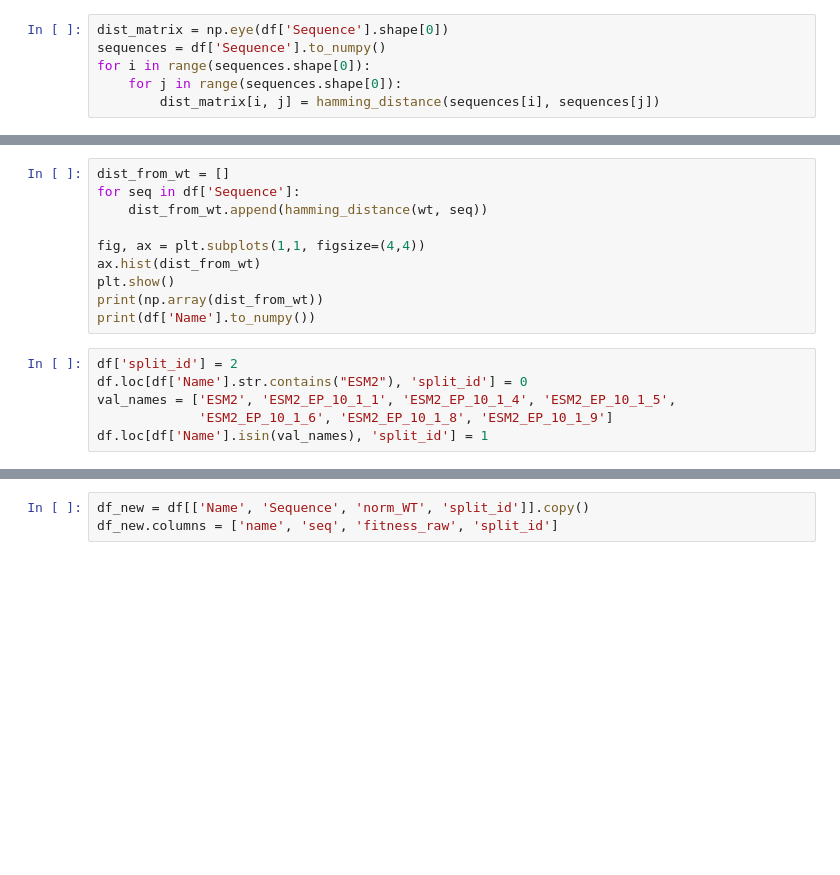
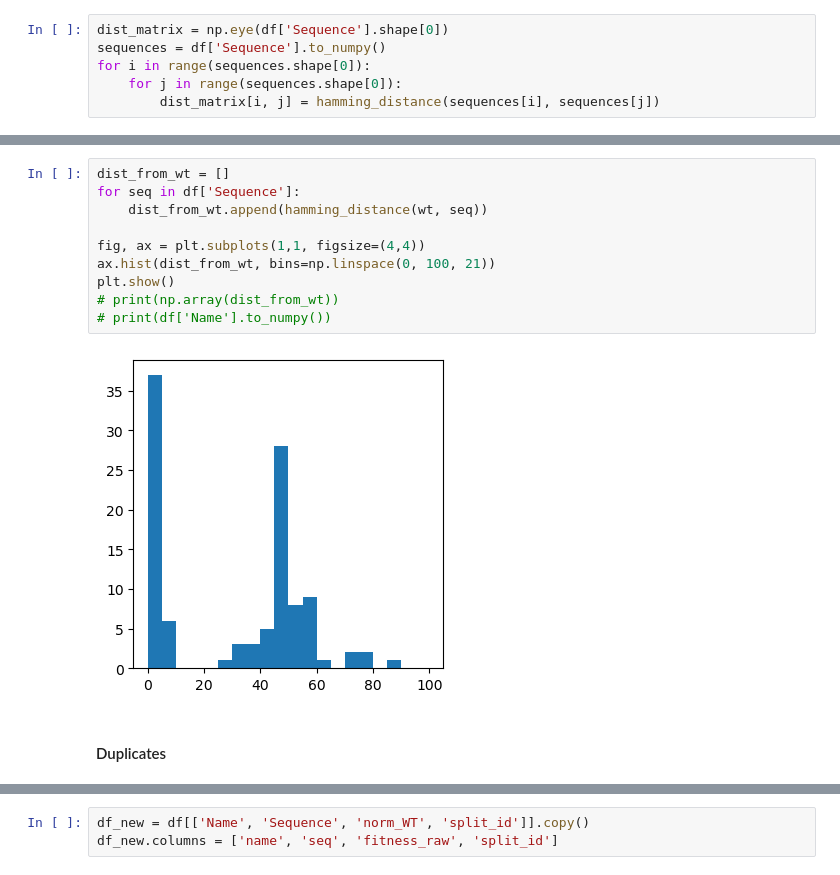
Before and after one commit to kevingeo11/DomainPrediction, a Jupyter notebook: src/AL_Testing/Tdomain/prepare_dataset.ipynb, the cells around one changed output, grey strips where cells are left out. Cells and saved outputs as stored; diff of their text form; blank space fills up the shorter version.

```diff
--- a/src/AL_Testing/Tdomain/prepare_dataset.ipynb
+++ b/src/AL_Testing/Tdomain/prepare_dataset.ipynb
@@ -50,16 +75,14 @@ plt.show()
 # %%
 dist_from_wt = []
 for seq in df['Sequence']:
     dist_from_wt.append(hamming_distance(wt, seq))
 
 fig, ax = plt.subplots(1,1, figsize=(4,4))
-ax.hist(dist_from_wt)
+ax.hist(dist_from_wt, bins=np.linspace(0, 100, 21))
 plt.show()
-print(np.array(dist_from_wt))
-print(df['Name'].to_numpy())
+# print(np.array(dist_from_wt))
+# print(df['Name'].to_numpy())
+# %% [output]
+[figure, added]
-# %%
-df['split_id'] = 2
-df.loc[df['Name'].str.contains("ESM2"), 'split_id'] = 0
-val_names = ['ESM2', 'ESM2_EP_10_1_1', 'ESM2_EP_10_1_4', 'ESM2_EP_10_1_5',
-             'ESM2_EP_10_1_6', 'ESM2_EP_10_1_8', 'ESM2_EP_10_1_9']
-df.loc[df['Name'].isin(val_names), 'split_id'] = 1
+# %% [markdown]
+#### Duplicates
```
Also changed, not shown: parts of 46 cells of this notebook, 4 other files.
